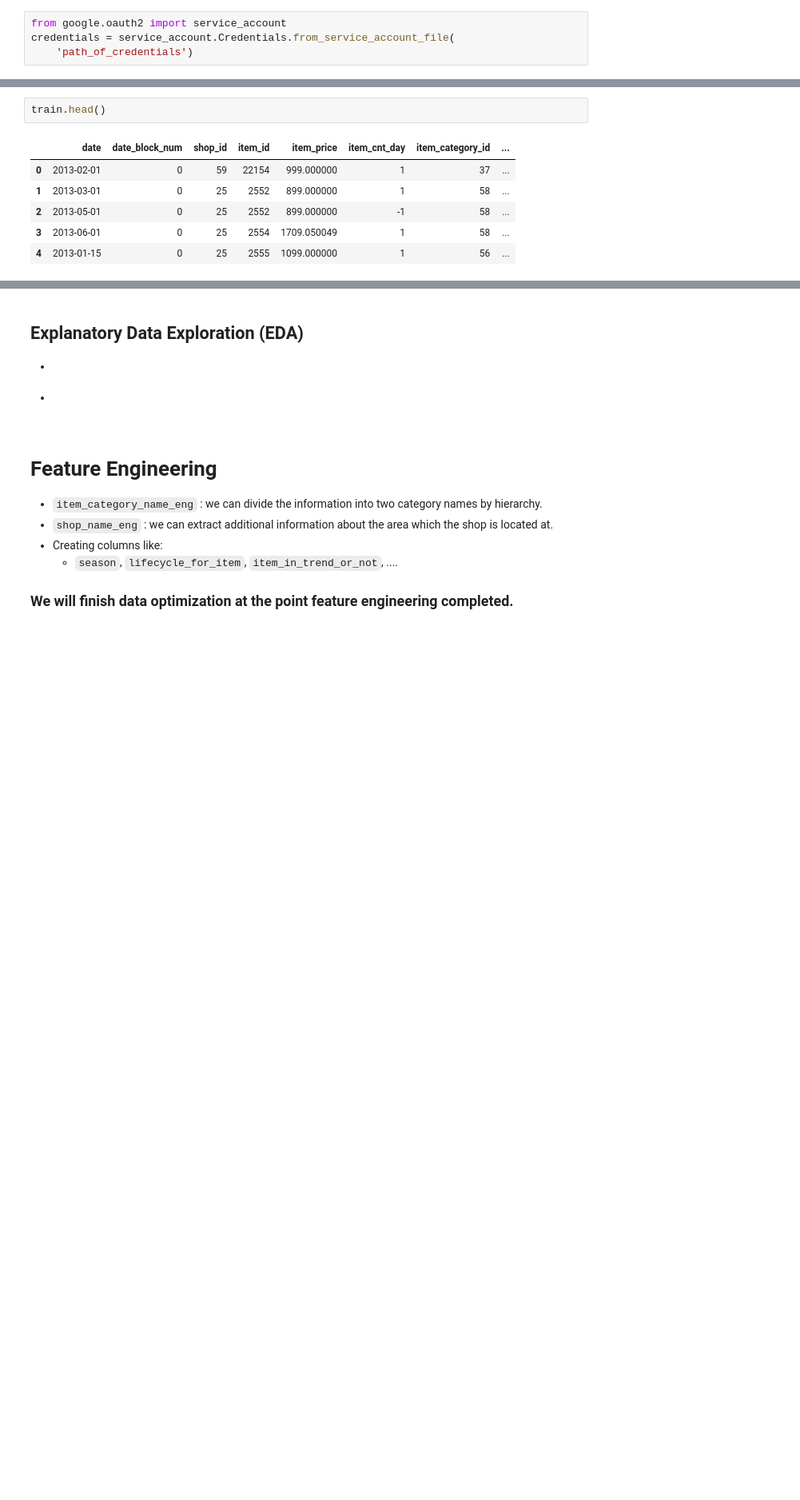
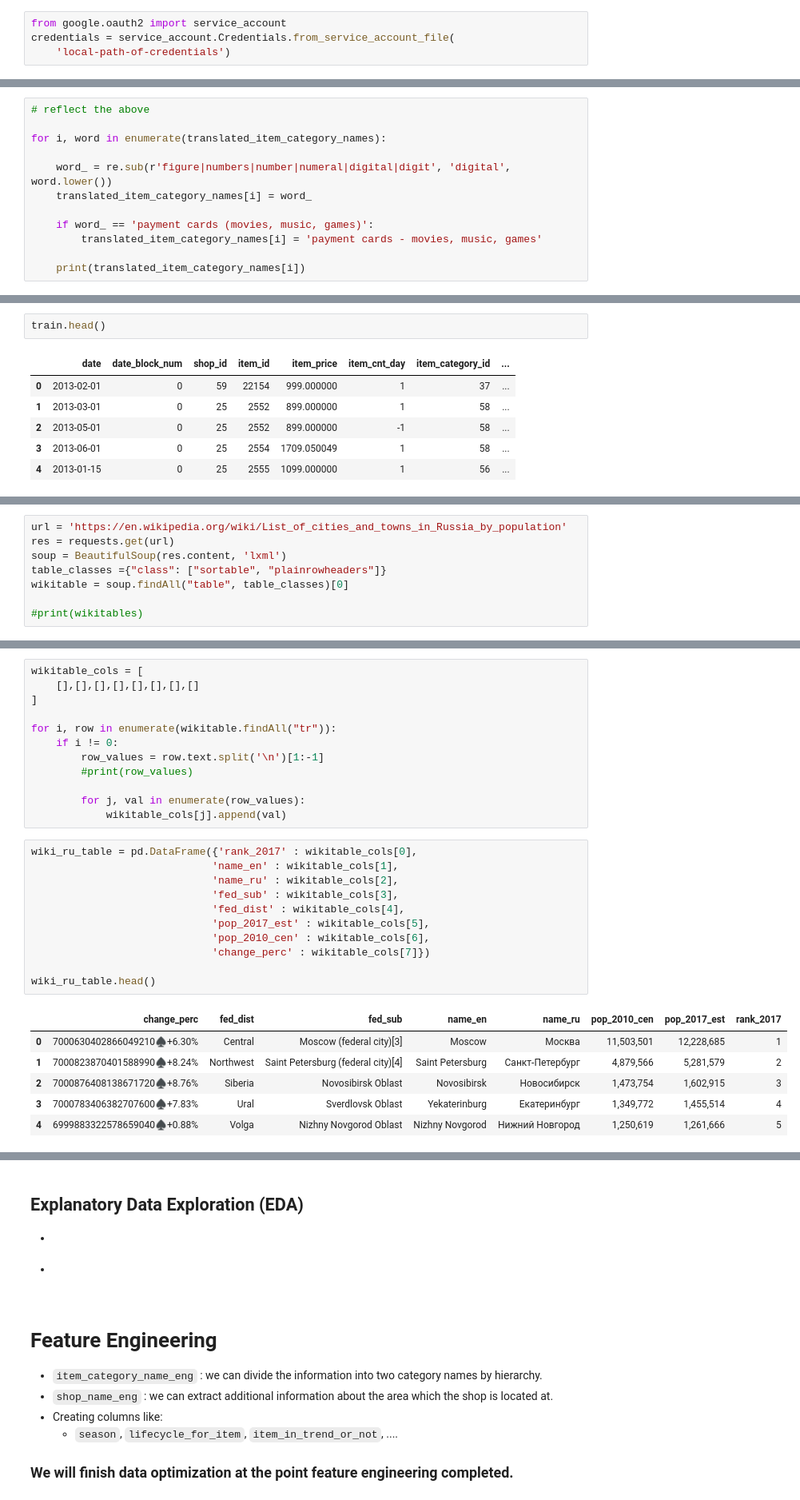
Before and after one commit to choigww/projects, a Jupyter notebook: predict-future-sales/predict-future-sales.ipynb, the cells around one changed output, grey strips where cells are left out. Shown: that part at 80% size. Cells and saved outputs as stored; diff of their text form; blank space fills up the shorter version.

```diff
--- a/predict-future-sales/predict-future-sales.ipynb
+++ b/predict-future-sales/predict-future-sales.ipynb
@@ -216,4 +240,4 @@ len(item_category_names)
 # %%
 from google.oauth2 import service_account
 credentials = service_account.Credentials.from_service_account_file(
-    'path_of_credentials')
+    'local-path-of-credentials')
@@ -239,0 +351,12 @@ for unique_cat_name in item_category_names:
+# %%
+# reflect the above
+
+for i, word in enumerate(translated_item_category_names):
+
+    word_ = re.sub(r'figure|numbers|number|numeral|digital|digit', 'digital', word.lower())
+    translated_item_category_names[i] = word_
+
+    if word_ == 'payment cards (movies, music, games)':
+        translated_item_category_names[i] = 'payment cards - movies, music, games'
+
+    print(translated_item_category_names[i])
@@ -289,0 +508,8 @@ train.head()
+# %%
+url = 'https://en.wikipedia.org/wiki/List_of_cities_and_towns_in_Russia_by_population'
+res = requests.get(url)
+soup = BeautifulSoup(res.content, 'lxml')
+table_classes ={"class": ["sortable", "plainrowheaders"]}
+wikitable = soup.findAll("table", table_classes)[0]
+
+#print(wikitables)
@@ -289,0 +543,30 @@ train.head()
+# %%
+wikitable_cols = [
+    [],[],[],[],[],[],[],[]
+]
+
+for i, row in enumerate(wikitable.findAll("tr")):
+    if i != 0:
+        row_values = row.text.split('\n')[1:-1]
+        #print(row_values)
+
+        for j, val in enumerate(row_values):
+            wikitable_cols[j].append(val)
+# %%
+wiki_ru_table = pd.DataFrame({'rank_2017' : wikitable_cols[0],
+                             'name_en' : wikitable_cols[1],
+                             'name_ru' : wikitable_cols[2],
+                             'fed_sub' : wikitable_cols[3],
+                             'fed_dist' : wikitable_cols[4],
+                             'pop_2017_est' : wikitable_cols[5],
+                             'pop_2010_cen' : wikitable_cols[6],
+                             'change_perc' : wikitable_cols[7]})
+
+wiki_ru_table.head()
+# %% [output]
+|  | change_perc | fed_dist | fed_sub | name_en | name_ru | pop_2010_cen | pop_2017_est | rank_2017 |
+| 0 | 7000630402866049210♠+6.30% | Central | Moscow (federal city)[3] | Moscow | Москва | 11,503,501 | 12,228,685 | 1 |
+| 1 | 7000823870401588990♠+8.24% | Northwest | Saint Petersburg (federal city)[4] | Saint Petersburg | Санкт-Петербург | 4,879,566 | 5,281,579 | 2 |
+| 2 | 7000876408138671720♠+8.76% | Siberia | Novosibirsk Oblast | Novosibirsk | Новосибирск | 1,473,754 | 1,602,915 | 3 |
+| 3 | 7000783406382707600♠+7.83% | Ural | Sverdlovsk Oblast | Yekaterinburg | Екатеринбург | 1,349,772 | 1,455,514 | 4 |
+| 4 | 6999883322578659040♠+0.88% | Volga | Nizhny Novgorod Oblast | Nizhny Novgorod | Нижний Новгород | 1,250,619 | 1,261,666 | 5 |
```
Also changed, not shown: parts of 46 cells of this notebook.
